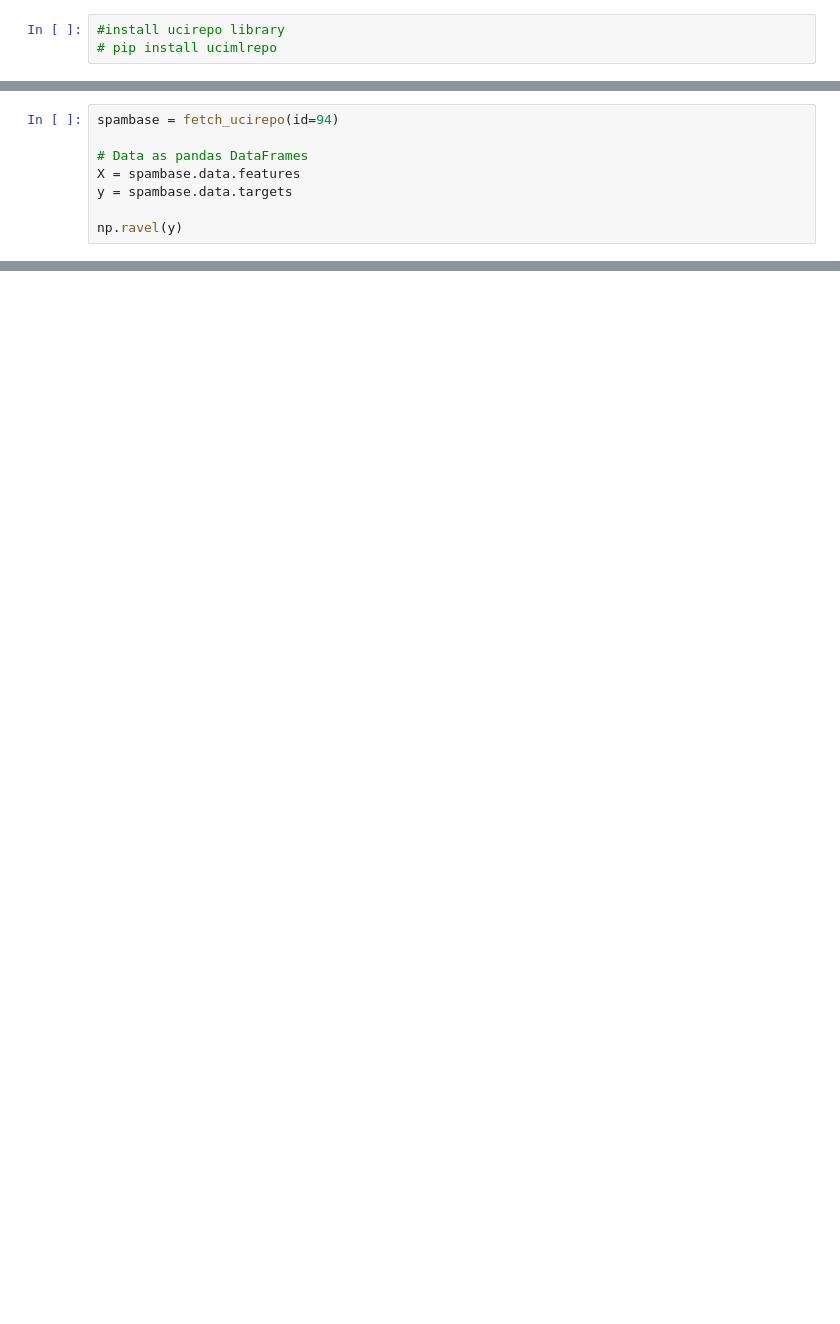
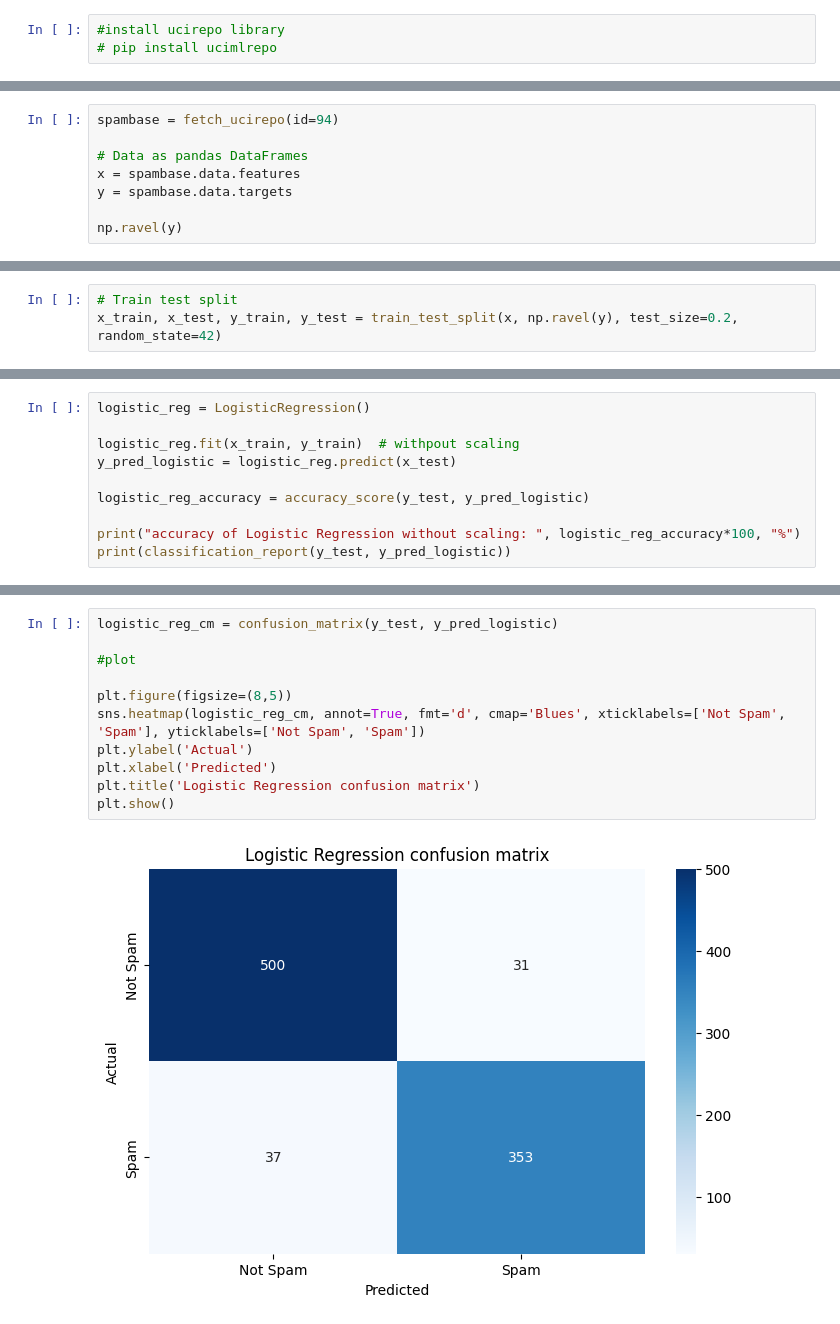
Before and after one commit to SachinGunjal001/Python-for-Machine-Learning, a Jupyter notebook: Email_Spam_Classification.ipynb, the cells around one changed output, grey strips where cells are left out. Saved outputs shown, nothing was run; the diff lists cells and outputs as text; blank space fills up the shorter version.

```diff
--- a/Email_Spam_Classification.ipynb
+++ b/Email_Spam_Classification.ipynb
@@ -19,7 +22,7 @@ from sklearn.metrics import accuracy_score, classification_report, confusion_mat
 spambase = fetch_ucirepo(id=94)
 
 # Data as pandas DataFrames
-X = spambase.data.features
+x = spambase.data.features
 y = spambase.data.targets
 
 np.ravel(y)
@@ -35,0 +62,3 @@ ConnectionError: Error connecting to server
+# %%
+# Train test split
+x_train, x_test, y_train, y_test = train_test_split(x, np.ravel(y), test_size=0.2, random_state=42)
@@ -35,0 +74,10 @@ ConnectionError: Error connecting to server
+# %%
+logistic_reg = LogisticRegression()
+
+logistic_reg.fit(x_train, y_train)  # withpout scaling
+y_pred_logistic = logistic_reg.predict(x_test)
+
+logistic_reg_accuracy = accuracy_score(y_test, y_pred_logistic)
+
+print("accuracy of Logistic Regression without scaling: ", logistic_reg_accuracy*100, "%")
+print(classification_report(y_test, y_pred_logistic))
@@ -35,0 +98,13 @@ ConnectionError: Error connecting to server
+# %%
+logistic_reg_cm = confusion_matrix(y_test, y_pred_logistic)
+
+#plot
+
+plt.figure(figsize=(8,5))
+sns.heatmap(logistic_reg_cm, annot=True, fmt='d', cmap='Blues', xticklabels=['Not Spam', 'Spam'], yticklabels=['Not Spam', 'Spam'])
+plt.ylabel('Actual')
+plt.xlabel('Predicted')
+plt.title('Logistic Regression confusion matrix')
+plt.show()
+# %% [output]
+[figure, added]
```
Also changed, not shown: parts of 12 cells of this notebook.
